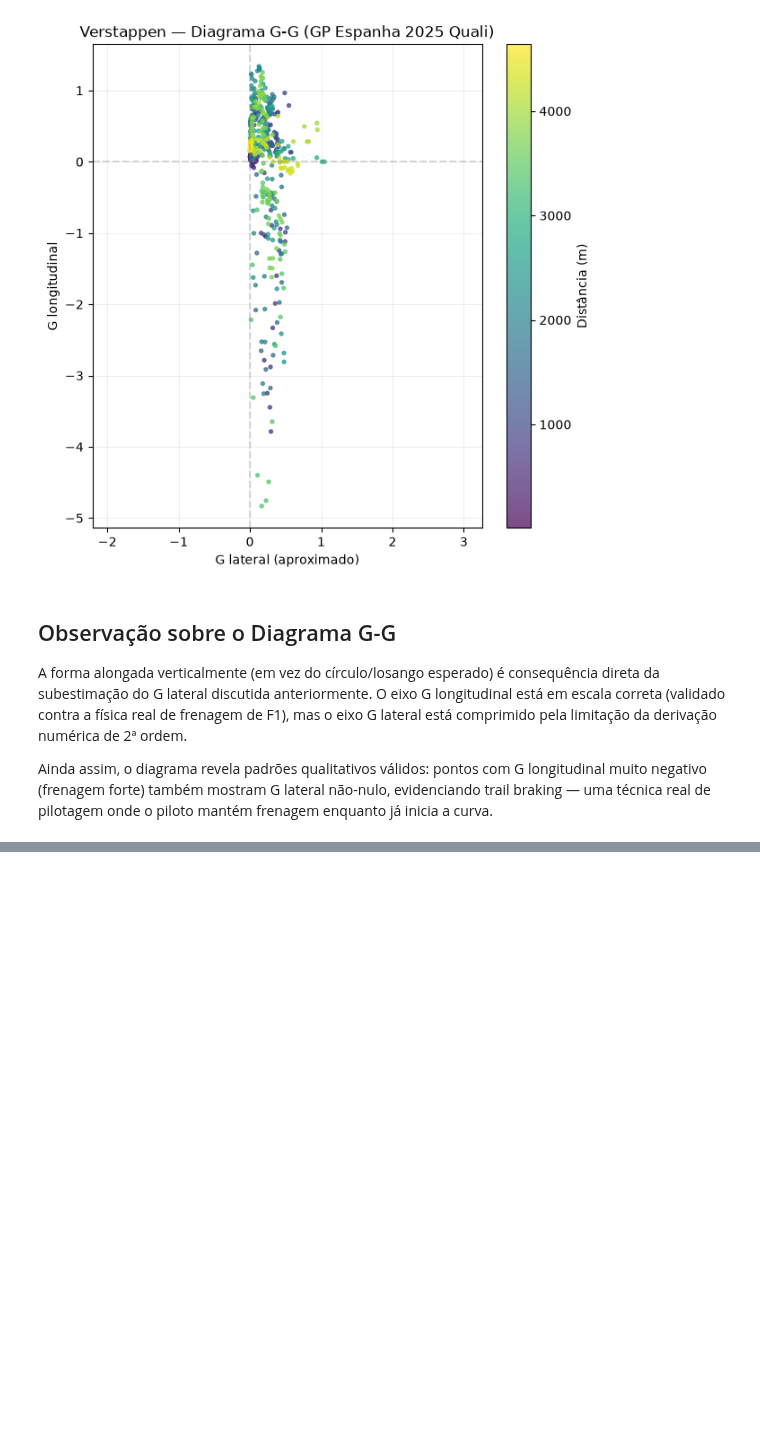
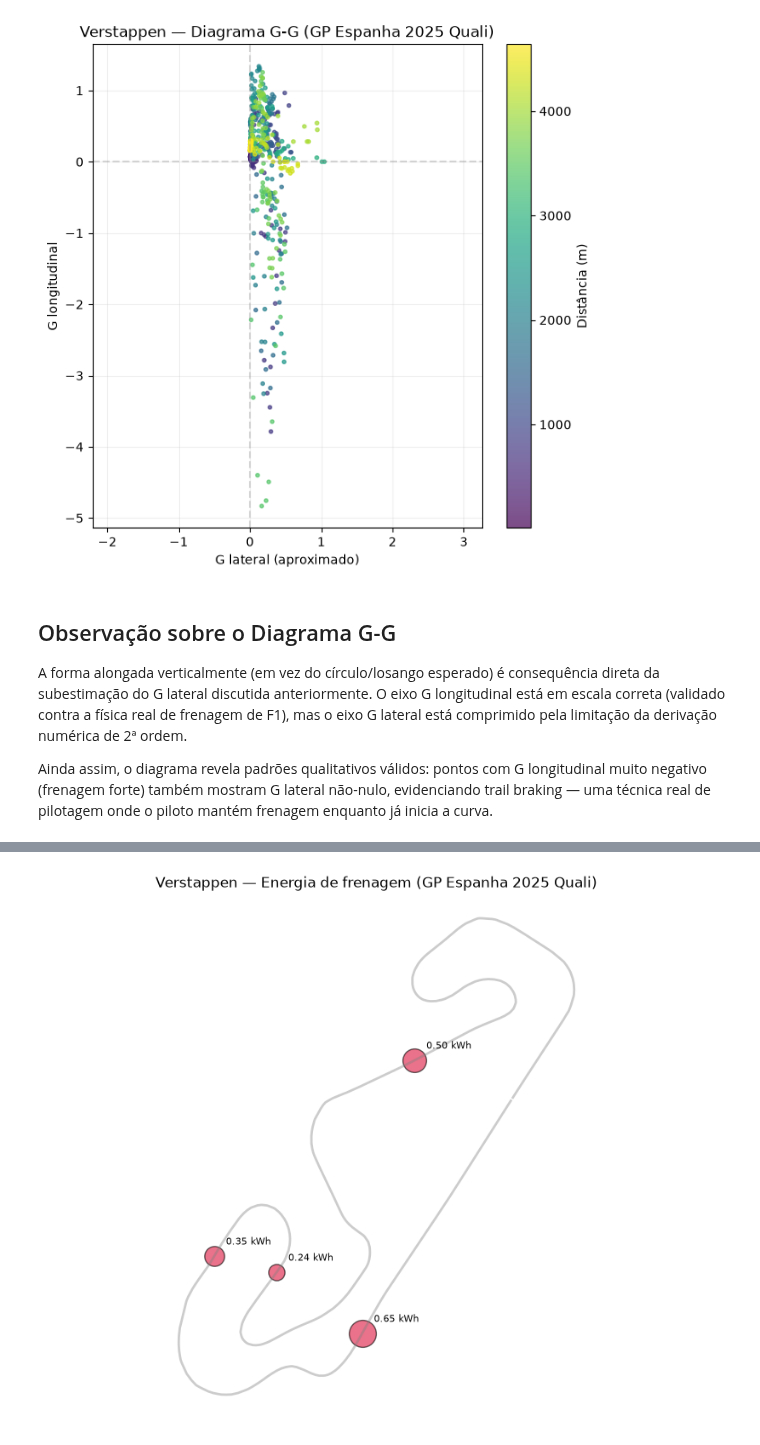
Before and after one commit to Mazzoni-mat-ap/telemetria-f1, a Jupyter notebook: notebooks/MODULO2.ipynb, the cells around one changed output, grey strips where cells are left out. Cells and saved outputs as stored; diff of their text form; code cells hidden in the pictures; blank space fills up the shorter version.

```diff
--- a/notebooks/MODULO2.ipynb
+++ b/notebooks/MODULO2.ipynb
@@ -526,0 +612,24 @@ onde o piloto mantém frenagem enquanto já inicia a curva.
+# %%
+def mapa_energia_frenagem(telemetria, df_energia, titulo='Energia de frenagem por zona'):
+    """
+    Plota o traçado da pista com marcadores nas zonas de frenagem,
+    onde o tamanho do marcador é proporcional à energia dissipada.
+    """
+    plt.figure(figsize=(10, 8))
+    plt.plot(telemetria['X'], telemetria['Y'], color='gray', linewidth=2, alpha=0.4)
+
+    for _, zona in df_energia.iterrows():
+        x_ini, y_ini = encontrar_ponto_na_pista(telemetria, zona['distancia_inicio'])
+        tamanho = zona['energia_kwh'] * 800  # escala visual
+        plt.scatter(x_ini, y_ini, s=tamanho, color='crimson', alpha=0.6, edgecolors='black')
+        plt.annotate(f"{zona['energia_kwh']:.2f} kWh", (x_ini, y_ini),
+                     textcoords="offset points", xytext=(10, 10), fontsize=8)
+
+    plt.title(titulo)
+    plt.axis('equal')
+    plt.axis('off')
+    plt.show()
+# %%
+mapa_energia_frenagem(tel_ver, energia_ver, titulo='Verstappen — Energia de frenagem (GP Espanha 2025 Quali)')
+# %% [output]
+[figure, added]
```
Also changed, not shown: parts of 4 cells of this notebook, 2 other files.
